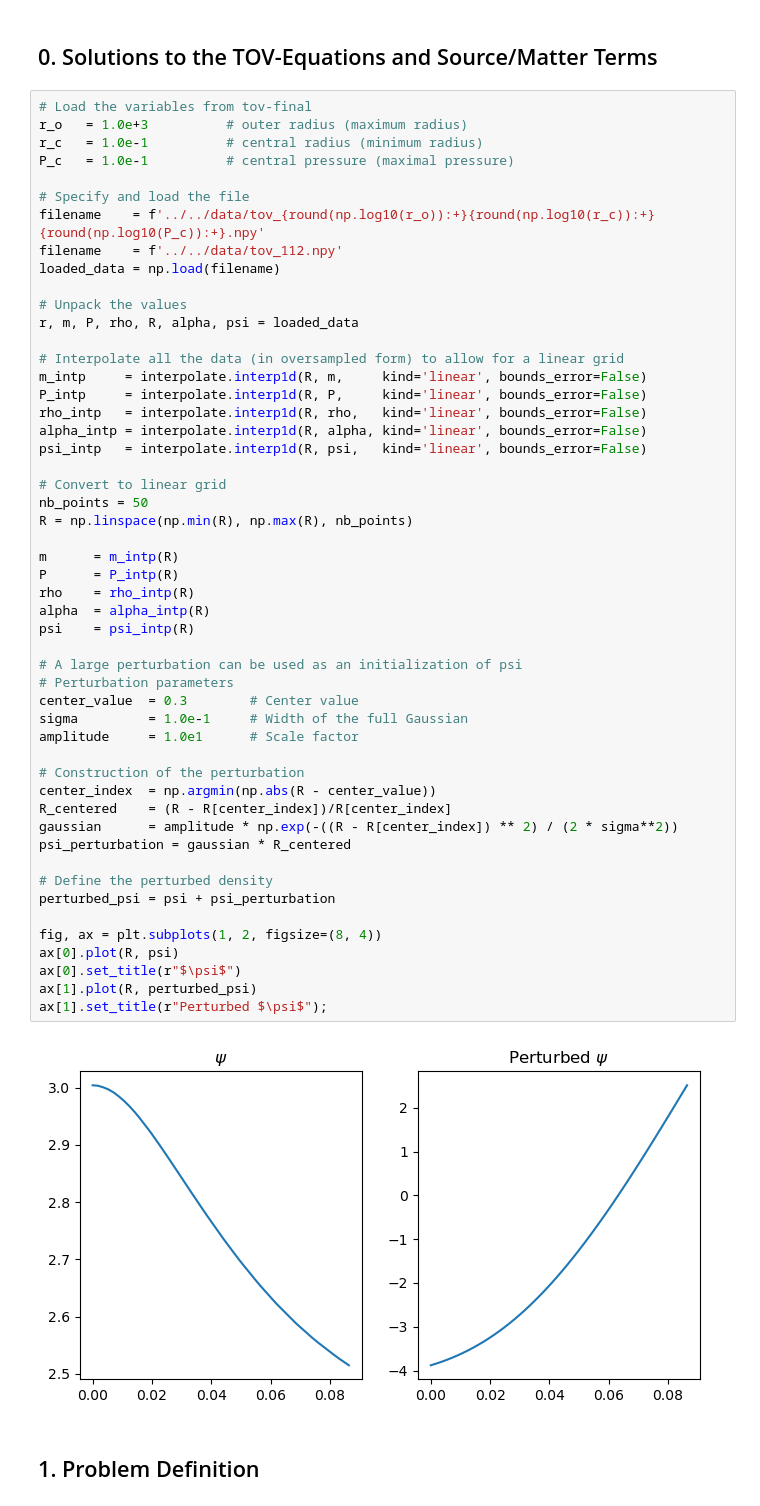
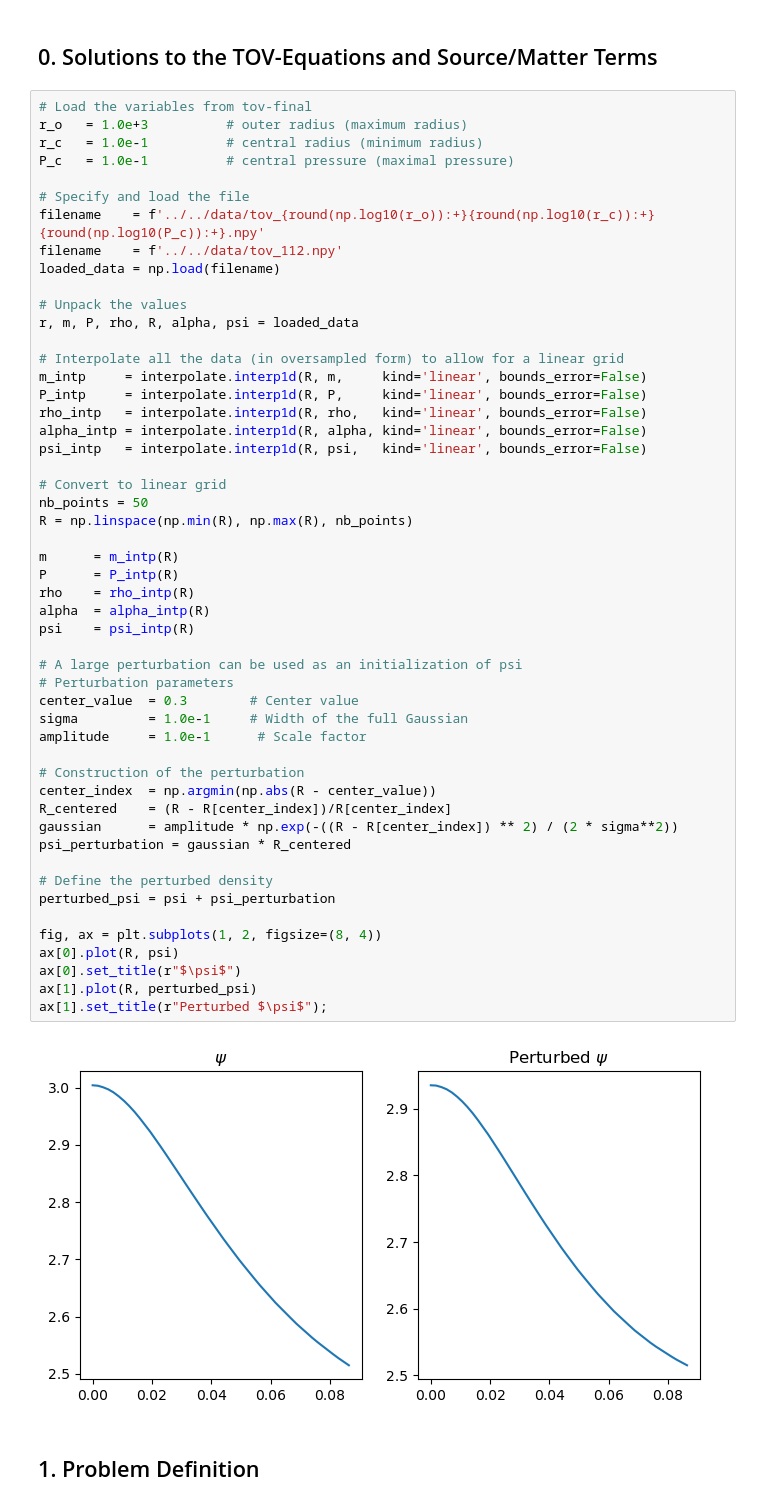
Before and after one commit to Poincare-code/henri, a Jupyter notebook: notebooks/validation-notebooks/Relevant/2_Non_Linear-Psi.ipynb, the cells around one changed output. Cells and saved outputs as stored; diff of their text form.

```diff
--- a/notebooks/validation-notebooks/Relevant/2_Non_Linear-Psi.ipynb
+++ b/notebooks/validation-notebooks/Relevant/2_Non_Linear-Psi.ipynb
@@ -47,35 +47,35 @@ psi_intp   = interpolate.interp1d(R, psi,   kind='linear', bounds_error=False)
 # Convert to linear grid
 nb_points = 50
 R = np.linspace(np.min(R), np.max(R), nb_points)
 
 m      = m_intp(R)
 P      = P_intp(R)
 rho    = rho_intp(R)
 alpha  = alpha_intp(R)
 psi    = psi_intp(R)
 
 # A large perturbation can be used as an initialization of psi
 # Perturbation parameters
 center_value  = 0.3        # Center value
 sigma         = 1.0e-1     # Width of the full Gaussian
-amplitude     = 1.0e1      # Scale factor
+amplitude     = 1.0e-1      # Scale factor
 
 # Construction of the perturbation
 center_index  = np.argmin(np.abs(R - center_value))
 R_centered    = (R - R[center_index])/R[center_index]
 gaussian      = amplitude * np.exp(-((R - R[center_index]) ** 2) / (2 * sigma**2))
 psi_perturbation = gaussian * R_centered
 
 # Define the perturbed density
 perturbed_psi = psi + psi_perturbation
 
 fig, ax = plt.subplots(1, 2, figsize=(8, 4))
 ax[0].plot(R, psi)
 ax[0].set_title(r"$\psi$")
 ax[1].plot(R, perturbed_psi)
 ax[1].set_title(r"Perturbed $\psi$");
 # %% [output]
-[figure, old version]
+[figure, new version]
 # %% [markdown]
 ## 1. Problem Definition
 # %% [markdown]
```
Also changed, not shown: parts of 2 cells of this notebook, 2 other files.
